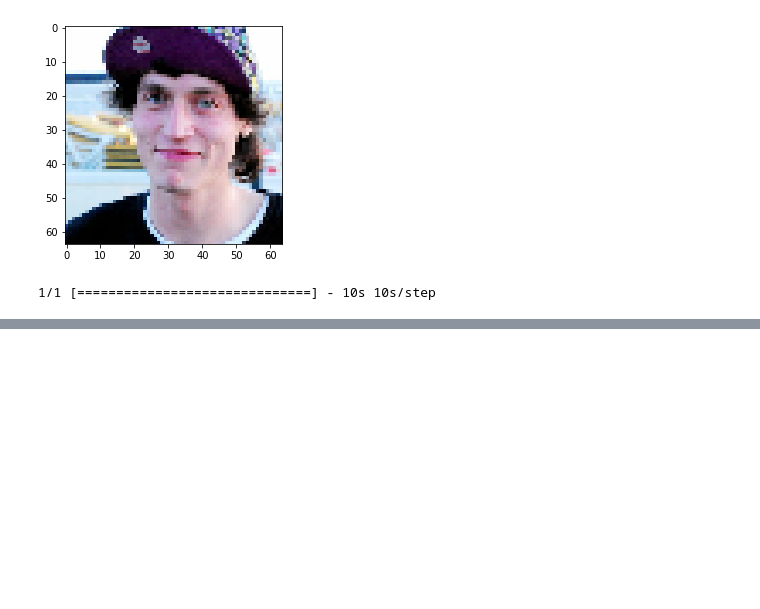
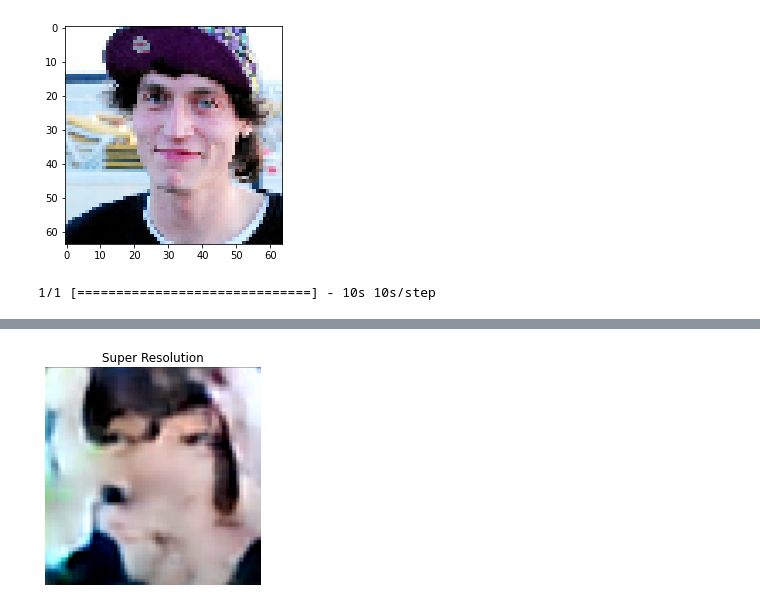
Before and after one commit to ciCciC/ConvAENN, a Jupyter notebook: notebooks/v3.ipynb, the cells around one changed output, grey strips where cells are left out. Saved outputs shown, nothing was run; the diff lists cells and outputs as text; code cells hidden in the pictures; blank space fills up the shorter version.

```diff
--- a/notebooks/v3.ipynb
+++ b/notebooks/v3.ipynb
@@ -179,0 +190,30 @@ Clipping input data to the valid range for imshow with RGB data ([0..1] for floa
+# %%
+%matplotlib inline
+def plot_image(image, title=""):
+  image = np.asarray(image)
+  image = tf.clip_by_value(image, 0, 255)
+  image = Image.fromarray(tf.cast(image, tf.uint8).numpy())
+  plt.imshow(image)
+  plt.axis("off")
+  plt.title(title)
+
+def preprocess_image(image_path):
+  hr_image = tf.image.decode_image(tf.io.read_file(image_path))
+  if hr_image.shape[-1] == 4:
+    hr_image = hr_image[...,:-1]
+  hr_size = (tf.convert_to_tensor(hr_image.shape[:-1]) // 4) * 4
+  hr_image = tf.image.crop_to_bounding_box(hr_image, 0, 0, hr_size[0], hr_size[1])
+  hr_image = tf.cast(hr_image, tf.float32)
+  return tf.expand_dims(hr_image, 0)
+# %%
+SAVED_MODEL_PATH = "https://tfhub.dev/captain-pool/esrgan-tf2/1"
+model = hub.load(SAVED_MODEL_PATH)
+# %%
+lr = preprocess_image('../data/pko.png')
+# %%
+fake_image = model(lr)
+fake_image = tf.squeeze(fake_image)
+# %%
+plot_image(tf.squeeze(fake_image), title="Super Resolution")
+# %% [output]
+[figure, added]
```
Also changed, not shown: parts of 4 cells of this notebook, 4 other files.
